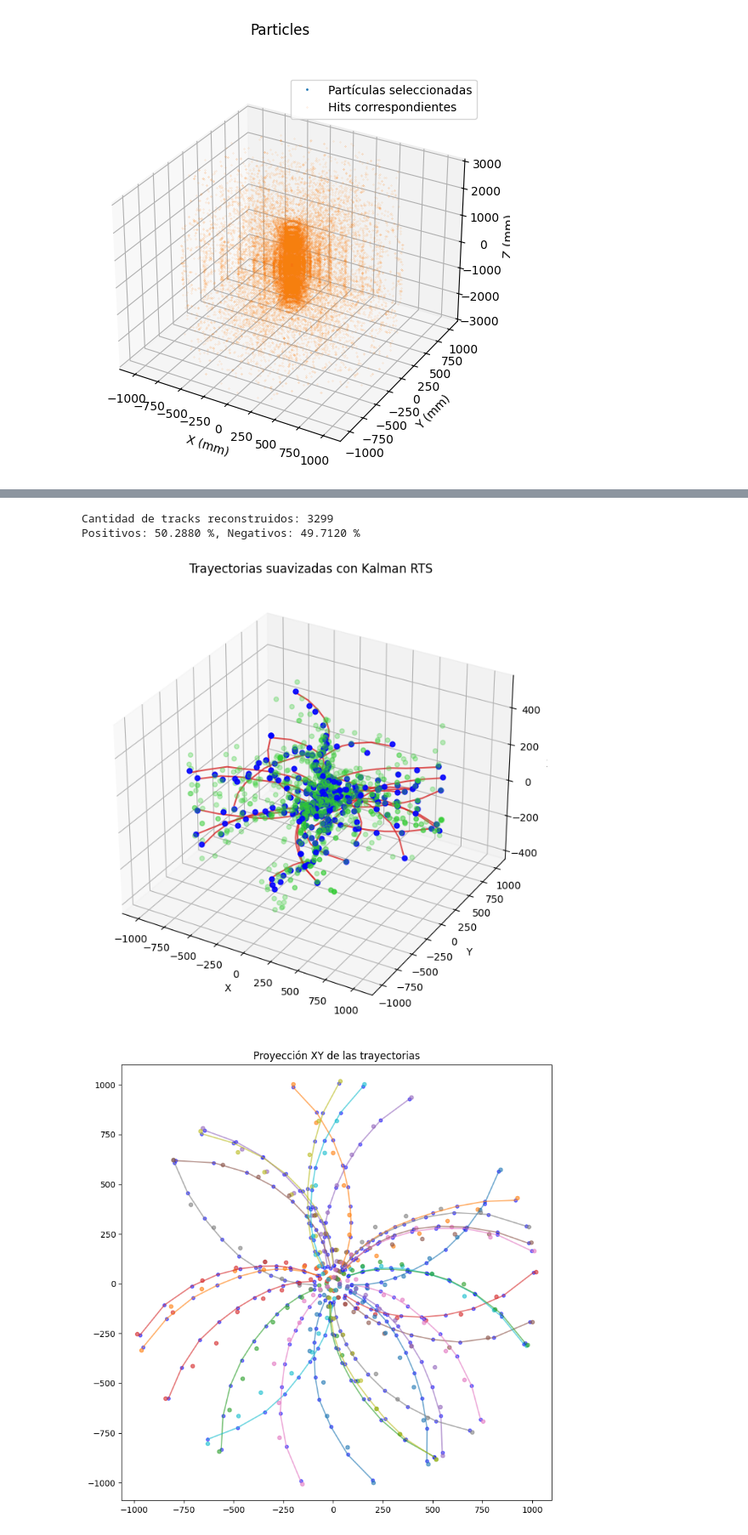
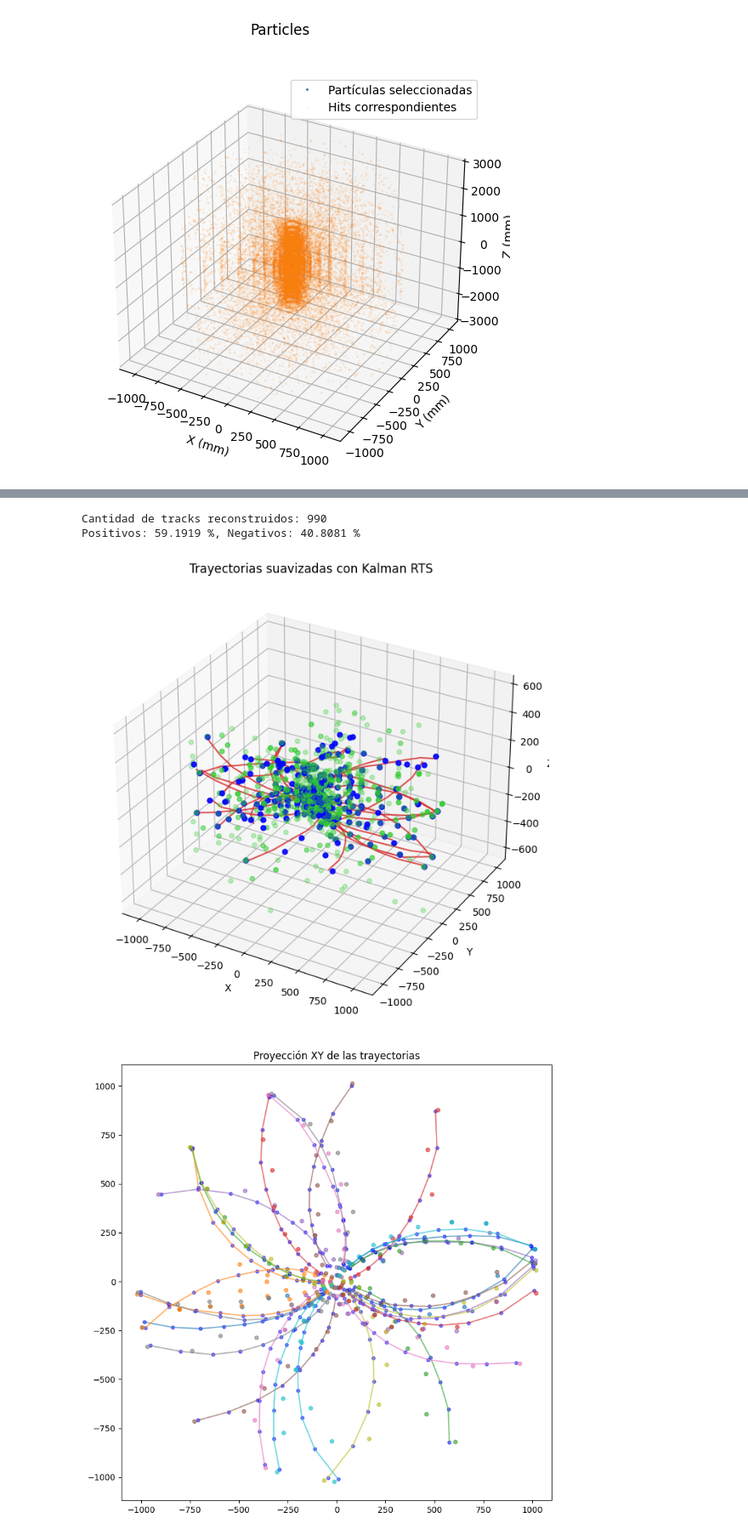
Before and after one commit to acortinaa/repositorioTFG, a Jupyter notebook: main.ipynb, the cells around one changed output, grey strips where cells are left out. Shown at 85% size. Drawn from its saved outputs; the diff is of its cells as text; code cells hidden in the pictures.

```diff
--- a/main.ipynb
+++ b/main.ipynb
@@ -159,7 +159,7 @@ from top_momentum import top_momentum
 DT = 1
 COS_THRESHOLD = 0
 Q_COEFF = 0.1
-REDUCTION_FRACTION = 1.0
+REDUCTION_FRACTION = 0.3
 
 TOP_PARTICLES = False
 if TOP_PARTICLES:
@@ -356,37 +356,37 @@ def visualizar_3D_hits_y_tracks():
         for j in range(len(x)):
             ax2.scatter(x[j], y[j], s=15, color='blue', alpha=0.5)  # Marca cada hit considerado
 
         # Marcar los best_hits específicos de cada track con un color único
         if HITS_CERCANOS and idx < len(hits_vecinos_por_track):
             track_color = f"C{i}"  # Usar el mismo color por track (basado en el índice)
             vecinos_del_track = hits_vecinos_por_track[idx]
             for best_hit, vecinos in vecinos_del_track:
                 ax2.scatter(best_hit[0], best_hit[1], s=20, color=track_color, alpha=0.6, label=f'Best hit Track {i}' if i == 0 else "")
 
     ax2.set_title('Proyección XY de las trayectorias')
     ax2.axis('equal')  # Para mantener la proporción de los ejes X e Y
     plt.tight_layout()
 
     plt.show()
 
     # # Histograma de cos(angle)
     # histAngle = plt.figure(figsize=(12, 6))
     # plt.hist(cos_values, bins=50)
     # plt.title('Distribución de cos(angle) entre hit1 y hit2')
     # plt.xlabel('cos(angle)')
     # plt.ylabel('Frecuencia')
     # plt.grid(linestyle='--', alpha=0.6)
     # # histAngle.show()
 
 if VISUALIZAR:
     %matplotlib inline
     visualizar_3D_hits_y_tracks()
 # %% [output]
 Total de capas entre los volúmenes seleccionados: 10
-Cantidad de tracks reconstruidos: 3299
-Positivos: 50.2880 %, Negativos: 49.7120 %
+Cantidad de tracks reconstruidos: 990
+Positivos: 59.1919 %, Negativos: 40.8081 %
-[figure, old version]
+[figure, new version]
-[figure, old version]
+[figure, new version]
 # %%
 import random
 import numpy as np
```
Also changed, not shown: parts of 3 cells of this notebook, 1 other file.
